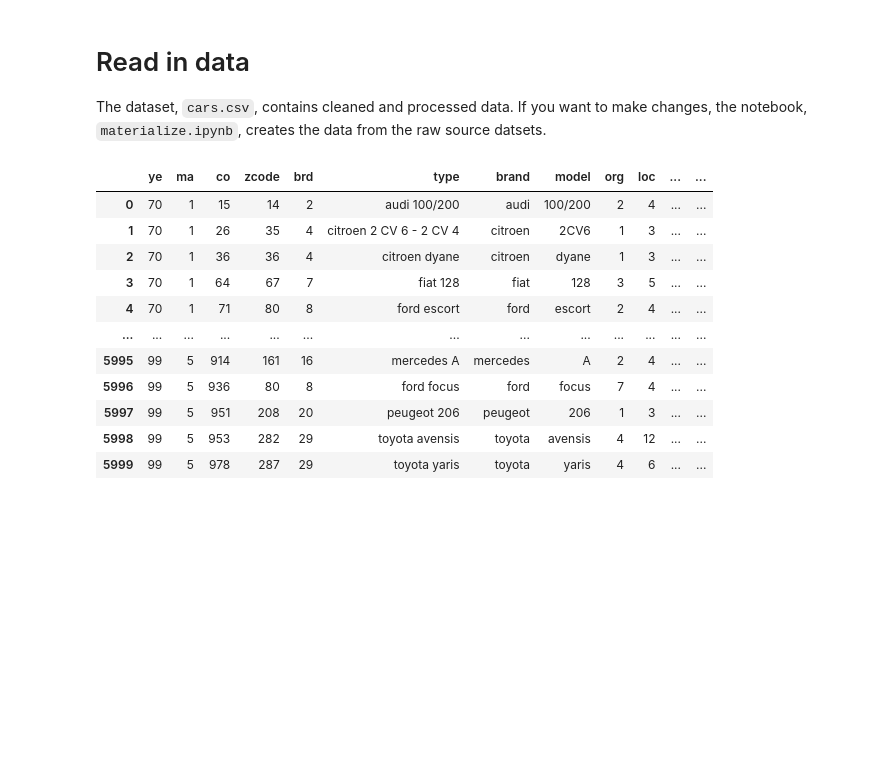
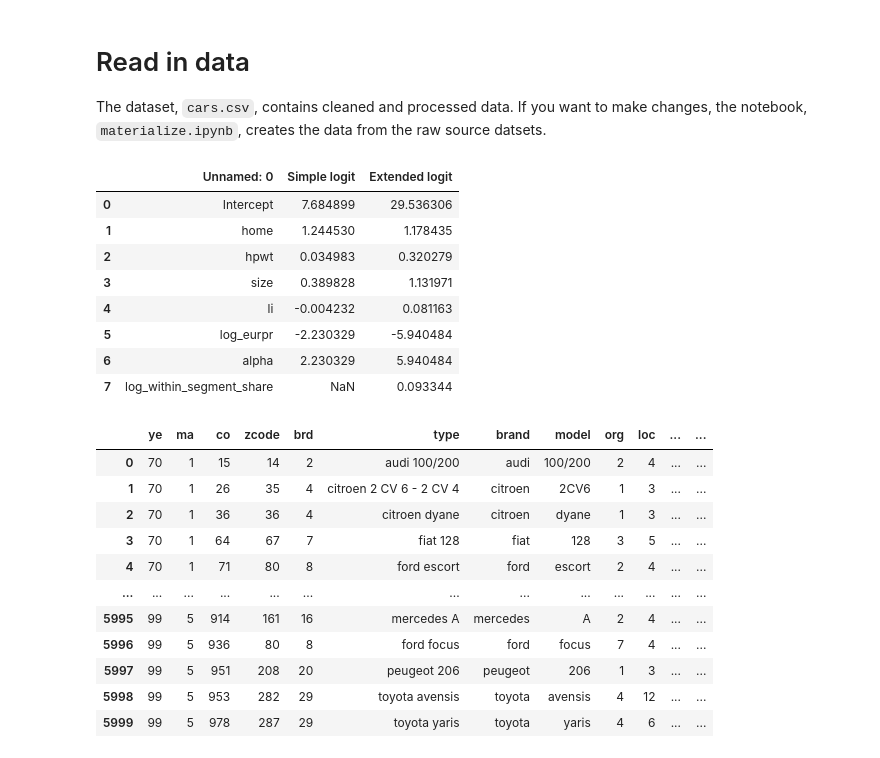
Before and after one commit to SofusGM/aio_2026, a Jupyter notebook: project_one/src/fixed effects.ipynb, the cells around one changed output. Drawn from its saved outputs; the diff is of its cells as text; code cells hidden in the pictures; blank space fills up the shorter version.

```diff
--- a/project_one/src/fixed effects.ipynb
+++ b/project_one/src/fixed effects.ipynb
@@ -15,6 +15,19 @@ The dataset, `cars.csv`, contains cleaned and processed data. If you want to mak
 DATA = Path('../data') # notebooks run from their own folder (src/)
 RES = Path('../res/market size') # notebooks run from their own folder (src/)
 RES.mkdir(parents=True, exist_ok=True)
+# %%
+params = pd.read_csv(DATA / 'demand_model_parameters.csv')
+params
+# %% [output]
+|  | Unnamed: 0 | Simple logit | Extended logit |
+| 0 | Intercept | 7.684899 | 29.536306 |
+| 1 | home | 1.244530 | 1.178435 |
+| 2 | hpwt | 0.034983 | 0.320279 |
+| 3 | size | 0.389828 | 1.131971 |
+| 4 | li | -0.004232 | 0.081163 |
+| 5 | log_eurpr | -2.230329 | -5.940484 |
+| 6 | alpha | 2.230329 | 5.940484 |
+| 7 | log_within_segment_share | NaN | 0.093344 |
 # %%
 # %% Read in data
 cars = pd.read_csv(DATA / 'cars.csv')
```
Also changed, not shown: 16 other files.
